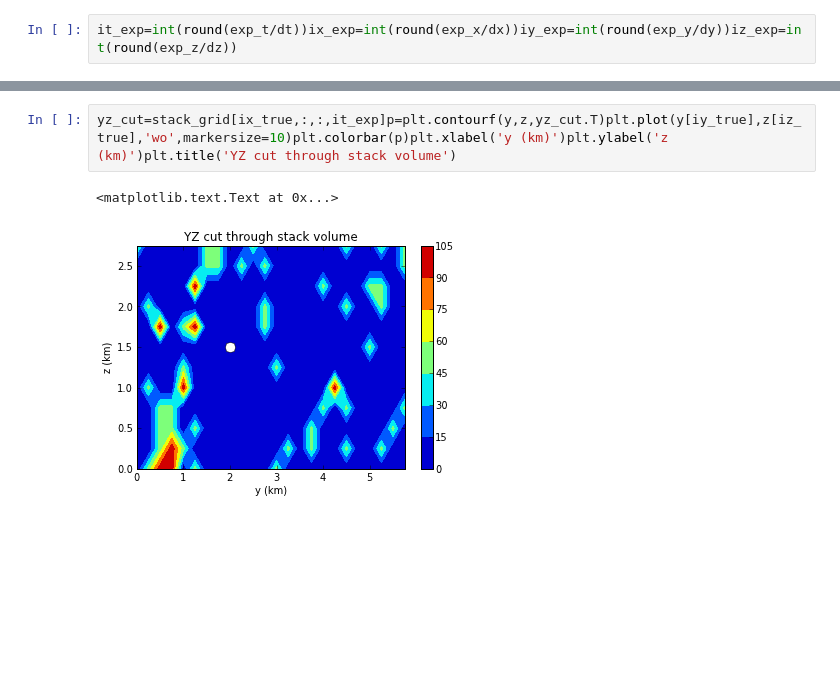
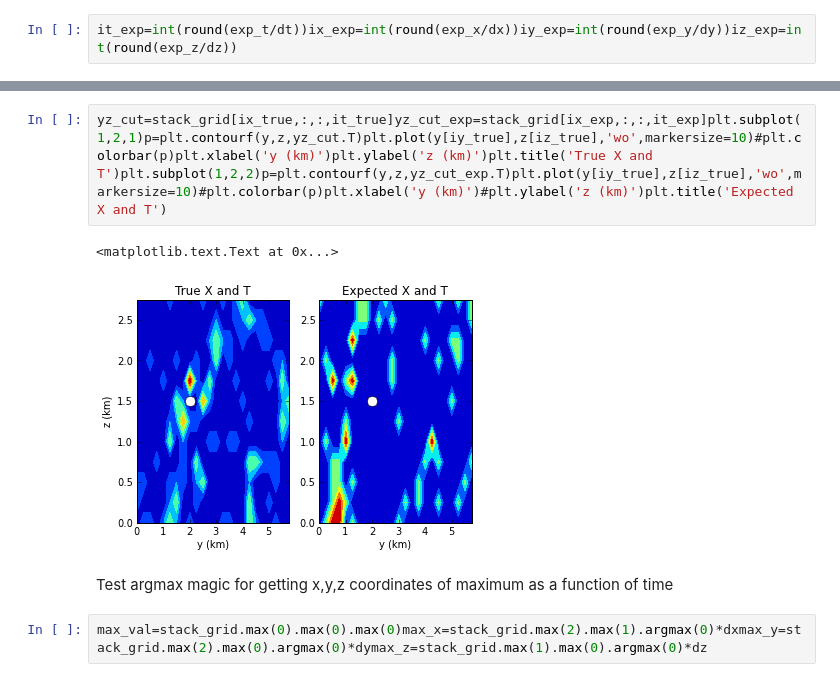
Before and after one commit to amaggi/waveloc, a Jupyter notebook: PyProgs/test_migration.ipynb, the cells around one changed output, grey strips where cells are left out. Saved outputs shown, nothing was run; the diff lists cells and outputs as text; blank space fills up the shorter version.

```diff
--- a/PyProgs/test_migration.ipynb
+++ b/PyProgs/test_migration.ipynb
@@ -77,5 +77,9 @@ xz_cut=stack_grid[:,iy_true,:,it_true]xz_cut_exp=stack_grid[:,iy_exp,:,it_exp]pl
 # %%
-yz_cut=stack_grid[ix_true,:,:,it_exp]p=plt.contourf(y,z,yz_cut.T)plt.plot(y[iy_true],z[iz_true],'wo',markersize=10)plt.colorbar(p)plt.xlabel('y (km)')plt.ylabel('z (km)')plt.title('YZ cut through stack volume')
+yz_cut=stack_grid[ix_true,:,:,it_true]yz_cut_exp=stack_grid[ix_exp,:,:,it_exp]plt.subplot(1,2,1)p=plt.contourf(y,z,yz_cut.T)plt.plot(y[iy_true],z[iz_true],'wo',markersize=10)#plt.colorbar(p)plt.xlabel('y (km)')plt.ylabel('z (km)')plt.title('True X and T')plt.subplot(1,2,2)p=plt.contourf(y,z,yz_cut_exp.T)plt.plot(y[iy_true],z[iz_true],'wo',markersize=10)#plt.colorbar(p)plt.xlabel('y (km)')#plt.ylabel('z (km)')plt.title('Expected X and T')
 # %% [output]
 <matplotlib.text.Text at 0x...>
-[figure, old version]
+[figure, new version]
+# %% [markdown]
+Test argmax magic for getting x,y,z coordinates of maximum as a function of time
+# %%
+max_val=stack_grid.max(0).max(0).max(0)max_x=stack_grid.max(2).max(1).argmax(0)*dxmax_y=stack_grid.max(2).max(0).argmax(0)*dymax_z=stack_grid.max(1).max(0).argmax(0)*dz
```
Also changed, not shown: parts of 7 cells of this notebook, 7 other files.
